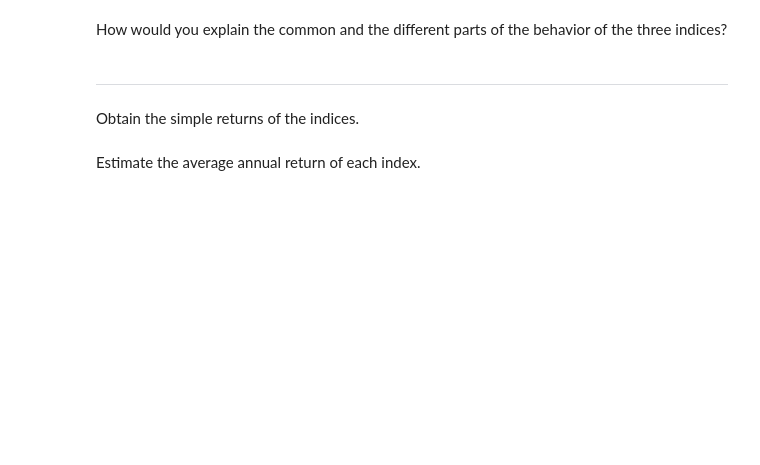
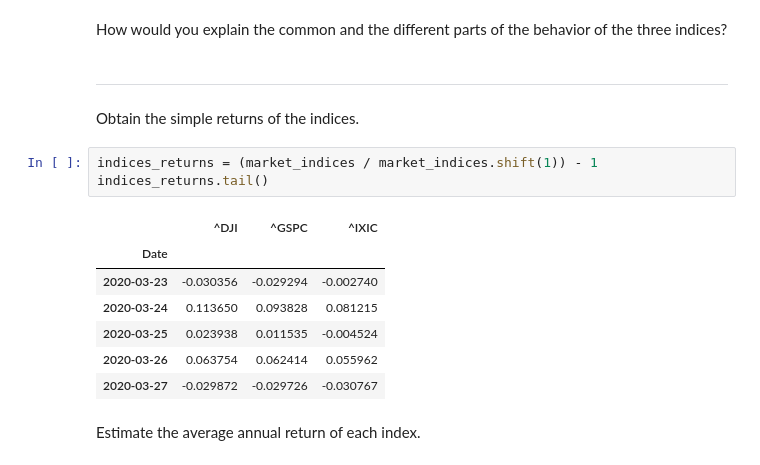
Before and after one commit to MartinMolestina/UdemyFinance, a Jupyter notebook: Calculating the Return of Indices - Exercise_Yahoo_Py3.ipynb, the cells around one changed output. Saved outputs shown, nothing was run; the diff lists cells and outputs as text; blank space fills up the shorter version.

```diff
--- a/Calculating the Return of Indices - Exercise_Yahoo_Py3.ipynb
+++ b/Calculating the Return of Indices - Exercise_Yahoo_Py3.ipynb
@@ -28,5 +54,16 @@ How would you explain the common and the different parts of the behavior of the
 *****
 # %% [markdown]
 Obtain the simple returns of the indices.
+# %%
+indices_returns = (market_indices / market_indices.shift(1)) - 1
+indices_returns.tail()
+# %% [output]
+|  | ^DJI | ^GSPC | ^IXIC |
+| Date |  |  |  |
+| 2020-03-23 | -0.030356 | -0.029294 | -0.002740 |
+| 2020-03-24 | 0.113650 | 0.093828 | 0.081215 |
+| 2020-03-25 | 0.023938 | 0.011535 | -0.004524 |
+| 2020-03-26 | 0.063754 | 0.062414 | 0.055962 |
+| 2020-03-27 | -0.029872 | -0.029726 | -0.030767 |
 # %% [markdown]
 Estimate the average annual return of each index.
```
Also changed, not shown: parts of 3 cells of this notebook.
